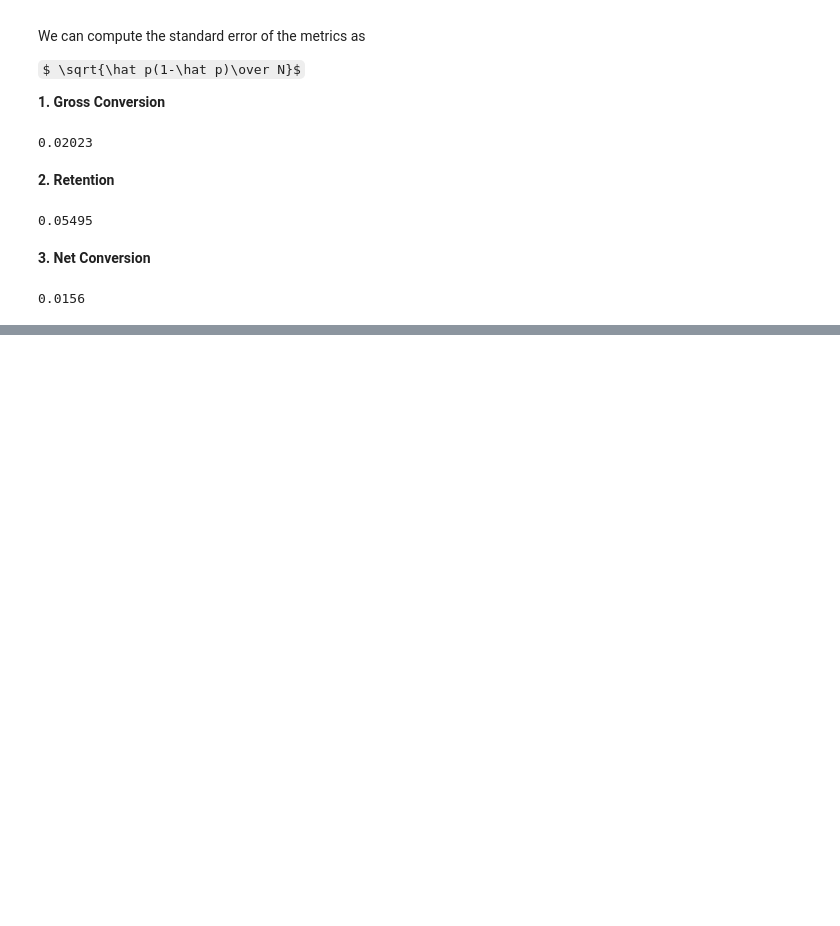
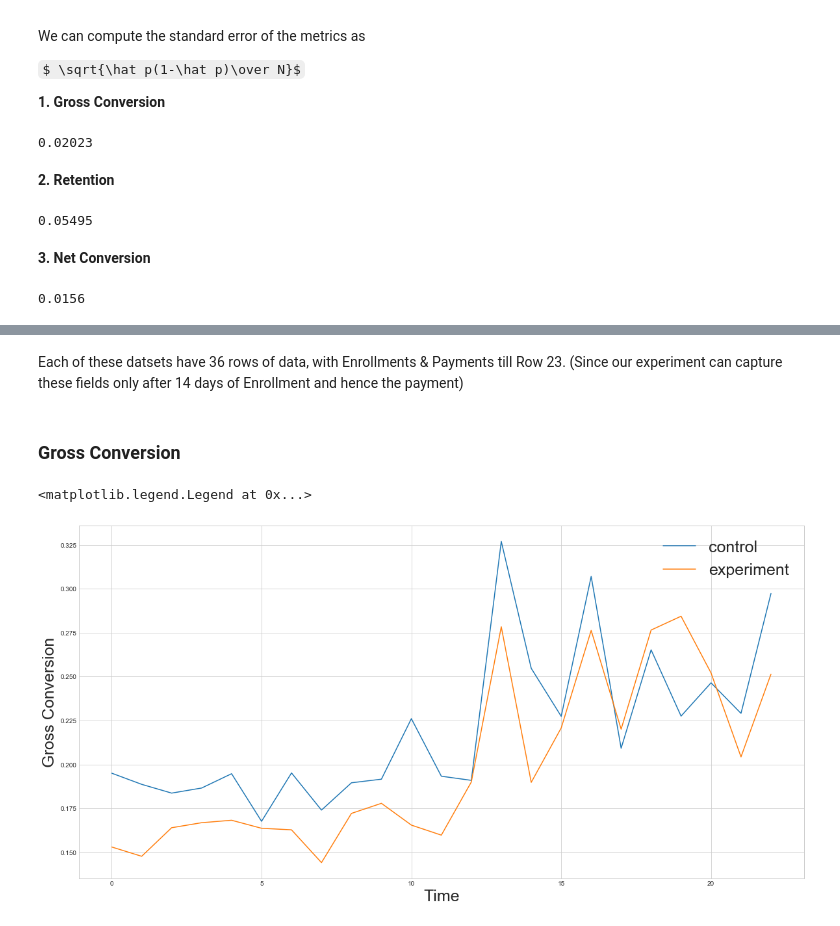
Before and after one commit to srmanj/AB-Testing-Experiments, a Jupyter notebook: New Website Signup Feature - AB Testing.ipynb, the cells around one changed output, grey strips where cells are left out. Saved outputs shown, nothing was run; the diff lists cells and outputs as text; code cells hidden in the pictures; some formulas as TeX source; blank space fills up the shorter version.

Commit message:
Complete Implementation & Data Upload
Commiting the Final Notebook Changes with resulst and the dataset used

```diff
--- a/New Website Signup Feature - AB Testing.ipynb
+++ b/New Website Signup Feature - AB Testing.ipynb
@@ -135,0 +182,17 @@ I will be using this - [Sample Size Calculator](https://www.evanmiller.org/ab-te
+# %%
+# Importing the data
+import pandas as pd
+import os
+import seaborn as sns
+import warnings
+warnings.filterwarnings("ignore")
+import matplotlib.pyplot as plt
+%matplotlib inline
+plt.style.use('seaborn-whitegrid')
+# %%
+control = pd.read_excel(os.getcwd()+"/Data/Final Project Results.xlsx", sheet_name = "Control")
+experiment = pd.read_excel(os.getcwd()+"/Data/Final Project Results.xlsx", sheet_name = "Experiment")
+
+# Filtering out the data for days when we do not have Enrollment & Payments Data
+control_subset = control[:23]
+experiment_subset = experiment[:23]
@@ -135,0 +215,15 @@ I will be using this - [Sample Size Calculator](https://www.evanmiller.org/ab-te
+# %% [markdown]
+Each of these datsets have 36 rows of data, with Enrollments & Payments till Row 23. (Since our experiment can capture these fields only after 14 days of Enrollment and hence the payment)
+# %% [markdown]
+### Gross Conversion
+# %%
+plt.plot(control_subset['Enrollments']/control_subset['Clicks'], label='control')
+plt.plot(experiment_subset['Enrollments']/experiment_subset['Clicks'], label='experiment')
+
+plt.ylabel('Gross Conversion', fontsize=25)
+plt.xlabel('Time', fontsize=25)
+plt.rcParams["figure.figsize"] = (20,10)
+plt.legend(loc='upper right', frameon=False,fontsize=25)
+# %% [output]
+<matplotlib.legend.Legend at 0x...>
+[figure, added]
```
Also changed, not shown: parts of 36 cells of this notebook, 2 other files.
